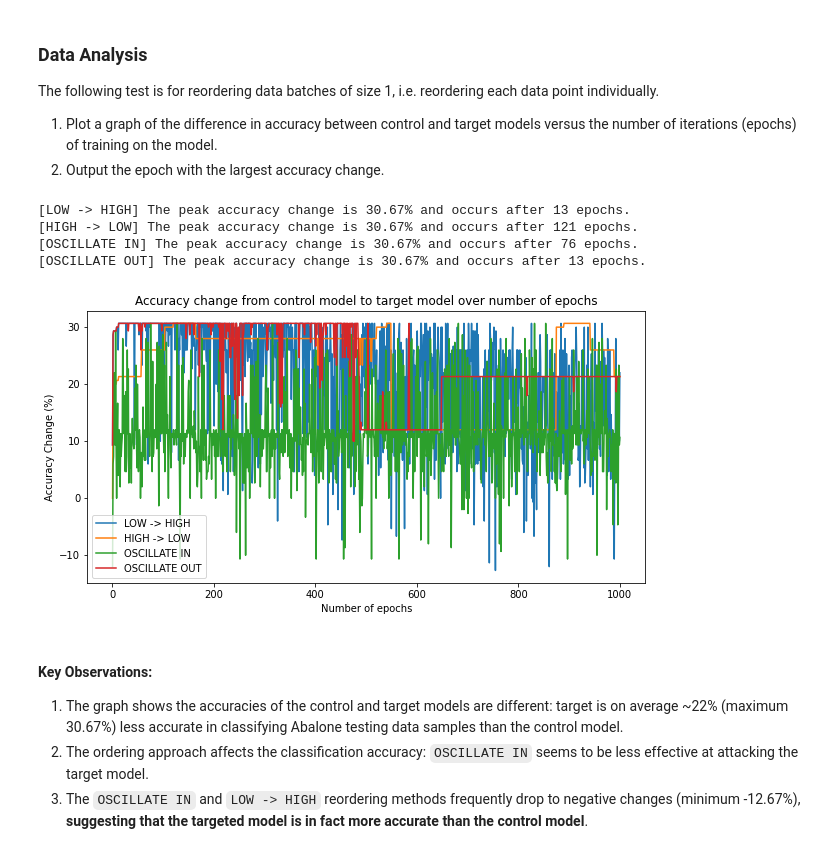
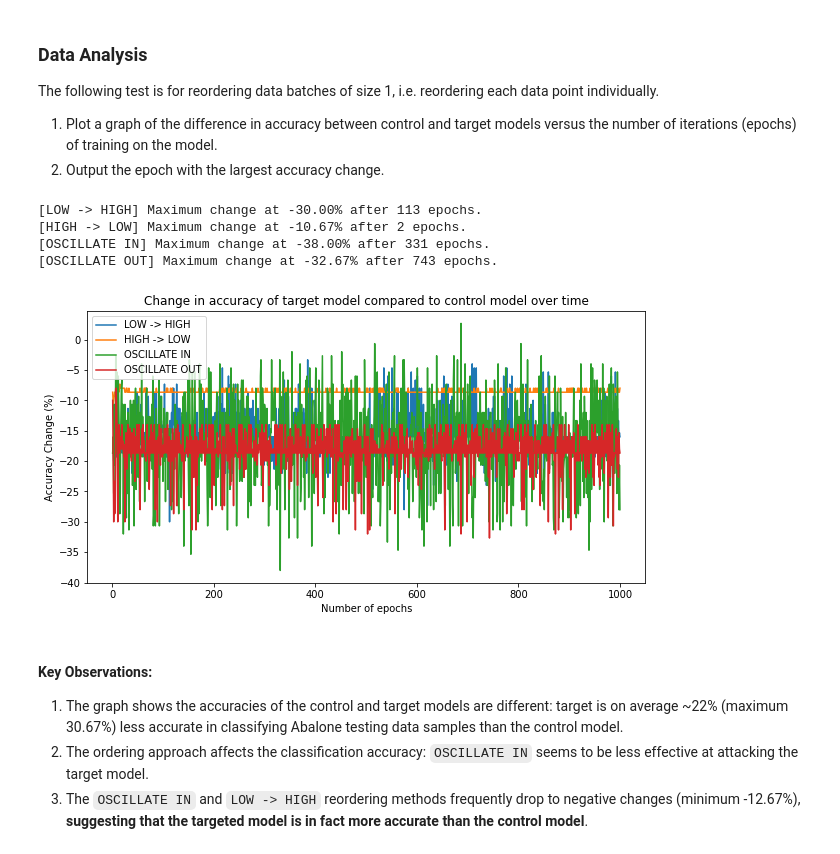
Before and after one commit to Shahiriyo/CS310-DataPoisoning-Project, a Jupyter notebook: DataOrderingSGD.ipynb, the cells around one changed output. Saved outputs shown, nothing was run; the diff lists cells and outputs as text; code cells hidden in the pictures.

```diff
--- a/DataOrderingSGD.ipynb
+++ b/DataOrderingSGD.ipynb
@@ -40,12 +40,14 @@ HIGH_LOW = 'HIGH -> LOW'
 LOW_HIGH = 'LOW -> HIGH'
 OSC_IN = 'OSCILLATE IN'
 OSC_OUT = 'OSCILLATE OUT'
+
 BATCH_REORDER = 'REORDER'
 BATCH_RESHUFFLE = 'RESHUFFLE'
 
 N_TESTDATA_SAMPLES = 150
 NUM_ITER = 1000
-N = 1476
+N_TOTAL = 1476
+N = N_TOTAL - N_TESTDATA_SAMPLES # N = 1326
 
 # Read the abalone.data file into a pandas dataframe
 df = pd.read_csv('abalone.data')
@@ -58,6 +60,7 @@ classVector = 'rings'
 # Assign a header/title to each feature
 df.set_axis(features, axis=1, inplace=True)
 features.remove('sex')
+features.remove('rings')
 
 
 # Visualise the data on a 2D plane through PCA dimensionality reduction
@@ -370,25 +356,25 @@ The following test is for reordering data batches of size 1, i.e. reordering eac
 # %%
 # Plot graph of accuracy variation with number of iterations during training
 for i in (LOW_HIGH, HIGH_LOW, OSC_IN, OSC_OUT):
-    difference = np.array(accuracies['1'][i]['CONTROL']) - np.array(accuracies['1'][i]['TARGET'])
+    difference = np.array(accuracies['1'][i]['TARGET']) - np.array(accuracies['1'][i]['CONTROL'])
     plt.plot(range(1, NUM_ITER+1), difference, label=i)
 
     # Output numerical information on highest accuracy change potential for each attack variation
-    print("[%s] The peak accuracy change is %.*f%% and occurs after %d epochs." % (i, 2, np.max(difference), np.argmax(difference)+1))
+    print("[%s] Maximum change at %.*f%% after %d epochs." % (i, 2, np.min(difference), np.argmin(difference)+1))
 
 # Annotate and resize graph
 plt.xlabel('Number of epochs')
 plt.ylabel('Accuracy Change (%)')
-plt.title('Accuracy change from control model to target model over number of epochs')
+plt.title('Change in accuracy of target model compared to control model over time')
 plt.gcf().set_size_inches(10, 5)
 plt.legend()
 plt.show()
 # %% [output]
-[LOW -> HIGH] The peak accuracy change is 30.67% and occurs after 13 epochs.
-[HIGH -> LOW] The peak accuracy change is 30.67% and occurs after 121 epochs.
-[OSCILLATE IN] The peak accuracy change is 30.67% and occurs after 76 epochs.
-[OSCILLATE OUT] The peak accuracy change is 30.67% and occurs after 13 epochs.
+[LOW -> HIGH] Maximum change at -30.00% after 113 epochs.
+[HIGH -> LOW] Maximum change at -10.67% after 2 epochs.
+[OSCILLATE IN] Maximum change at -38.00% after 331 epochs.
+[OSCILLATE OUT] Maximum change at -32.67% after 743 epochs.
-[figure, old version]
+[figure, new version]
 # %% [markdown]
 #### Key Observations:
 
```
Also changed, not shown: parts of 32 cells of this notebook.
